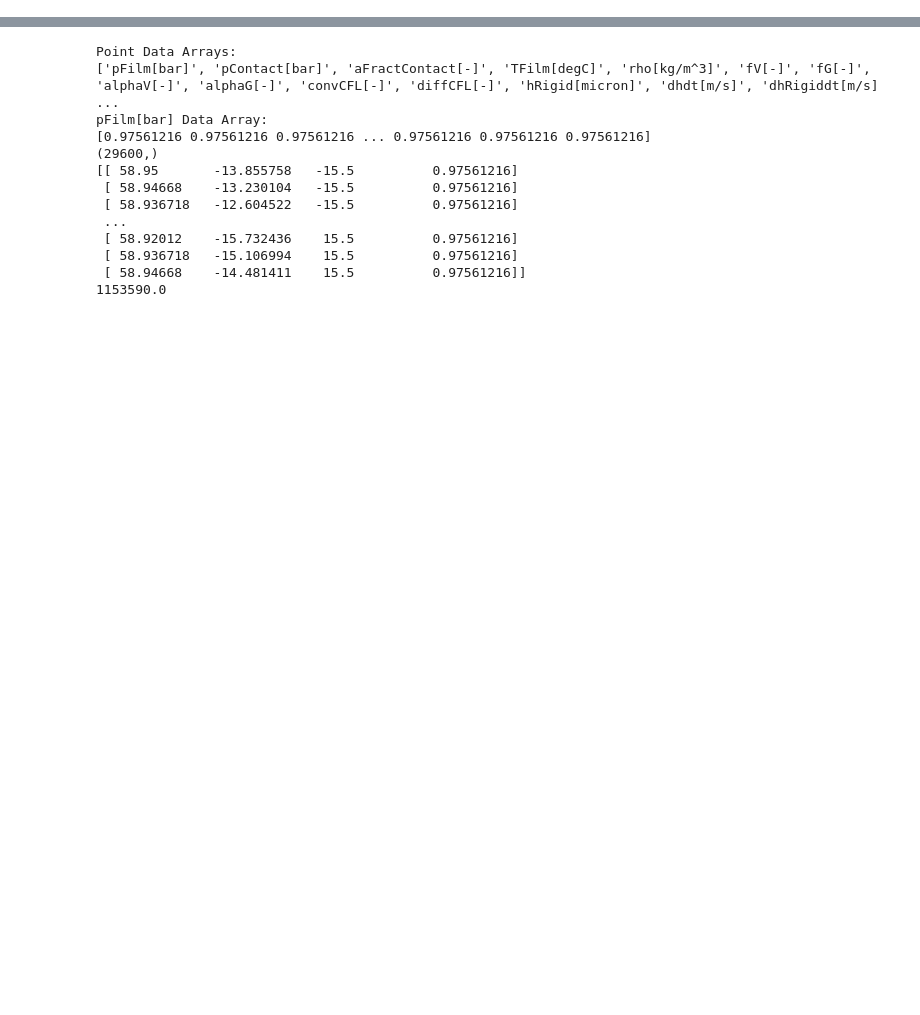
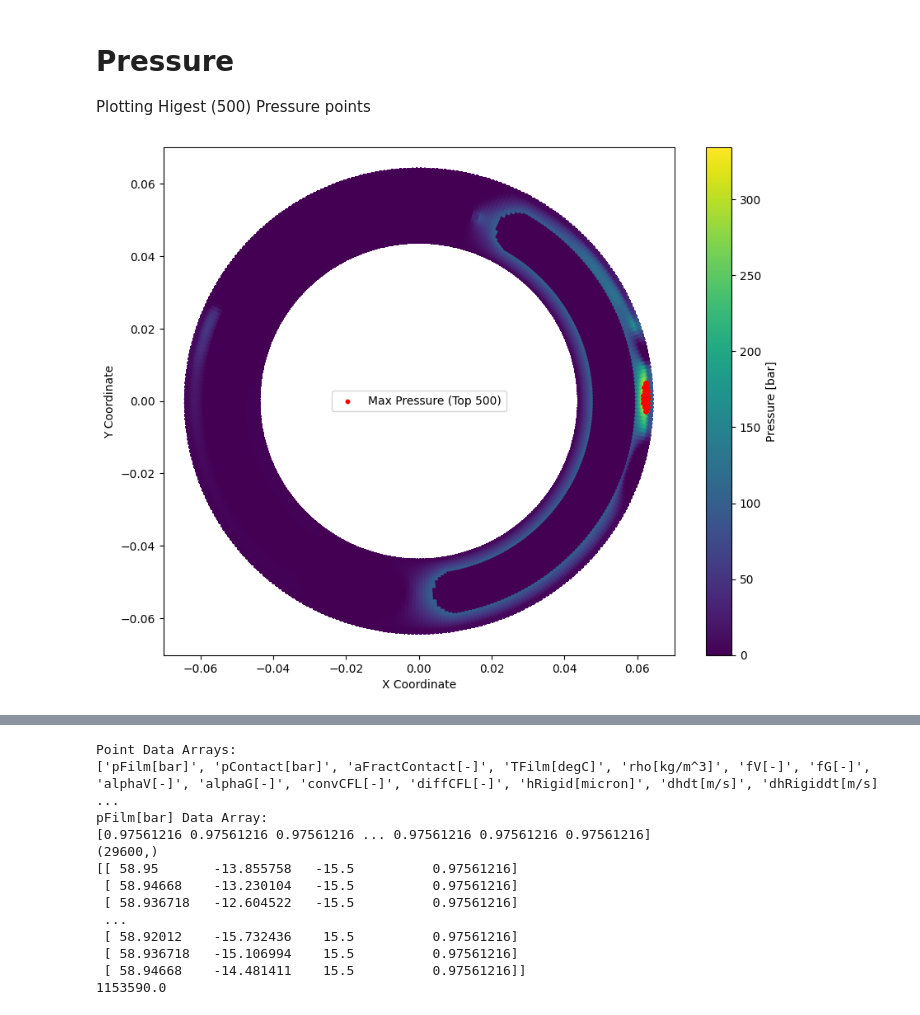
Before and after one commit to rag09reddy/my_codes, a Jupyter notebook: Extracting_data_vtk.ipynb, the cells around one changed output, grey strips where cells are left out. Saved outputs shown, nothing was run; the diff lists cells and outputs as text; code cells hidden in the pictures; blank space fills up the shorter version.

```diff
--- a/Extracting_data_vtk.ipynb
+++ b/Extracting_data_vtk.ipynb
@@ -46,0 +214,46 @@ Saving JB-RingRe.1.vtk to JB-RingRe.1.vtk
+# %% [markdown]
+# Pressure
+Plotting Higest (500) Pressure points
+# %%
+# Check the number of columns in your DataFrame
+num_columns = df.shape[1]
+
+# Assuming the last three columns represent spatial coordinates
+if num_columns >= 3:
+    x = df.iloc[:, 0]
+    y = df.iloc[:, 1]
+
+    n = 500
+
+    # Assuming 'p[bar]' is the column containing pressure values
+    p_s = df['p[bar]']
+
+    # Find the indices of the highest 500 pressure values
+    max_p_indices = p_s.nlargest(n).index
+
+
+    # Create a 2D scatter plot with adjusted color scale
+    plt.figure(figsize=(10, 8))
+
+
+    scatter = plt.scatter(x, y, c=p_s, s=10, cmap='viridis', label='Pressure [bar]')
+    scatter.set_clim(p_s.min(), p_s.max())  # Set color scale limits
+
+
+    # Plot the maximum pressure points in red without affecting the color scale
+    max_p_scatter = plt.scatter(x[max_p_indices], y[max_p_indices], c='red', s=10, label='Max Pressure (Top 500)')
+    max_p_scatter.set_clim(p_s.min(), p_s.max())  # Set color scale limits
+
+
+    plt.xlabel('X Coordinate')
+    plt.ylabel('Y Coordinate')
+
+    # Create a colorbar for the first scatter plot
+    cbar = plt.colorbar(label='Pressure [bar]')
+
+    # Create a legend for both scatter plots
+    plt.legend(handles=[max_p_scatter], loc='center')
+
+    plt.show()
+# %% [output]
+[figure, added]
```
Also changed, not shown: parts of 26 cells of this notebook.
